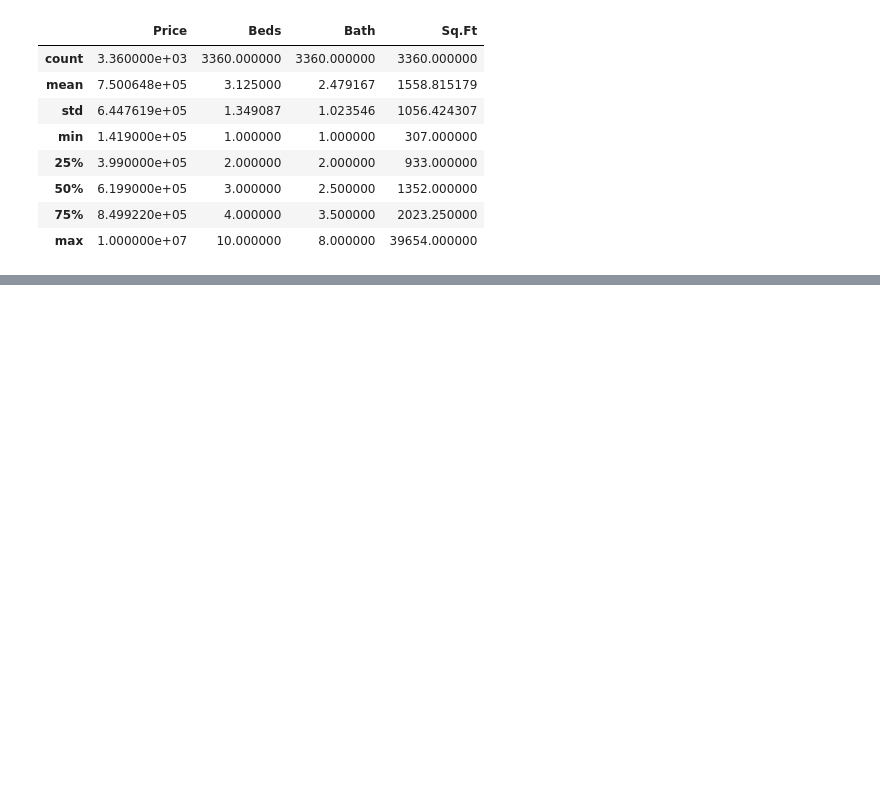
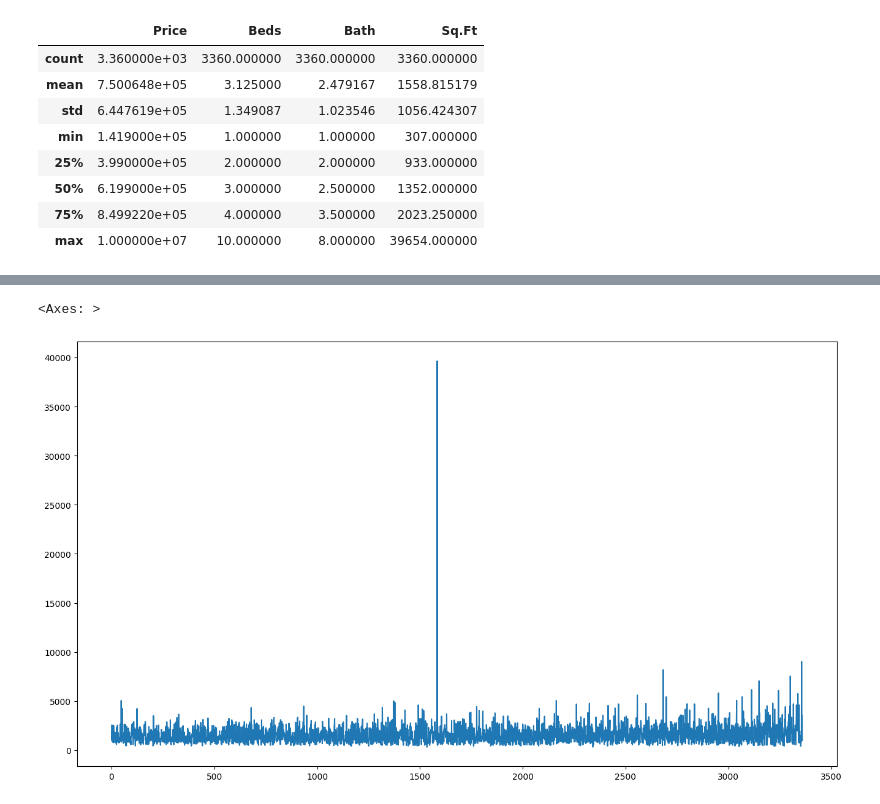
Before and after one commit to roldugina/data_analysis_projects, a Jupyter notebook: Housing_price_Canada.ipynb, the cells around one changed output, grey strips where cells are left out. Saved outputs shown, nothing was run; the diff lists cells and outputs as text; code cells hidden in the pictures; blank space fills up the shorter version.

```diff
--- a/Housing_price_Canada.ipynb
+++ b/Housing_price_Canada.ipynb
@@ -66,0 +175,5 @@ mask_null_site=df['Place'].isnull()
+# %%
+df['Sq.Ft'].plot(figsize=[16,9])
+# %% [output]
+<Axes: >
+[figure, added]
```
Also changed, not shown: parts of 24 cells of this notebook.
